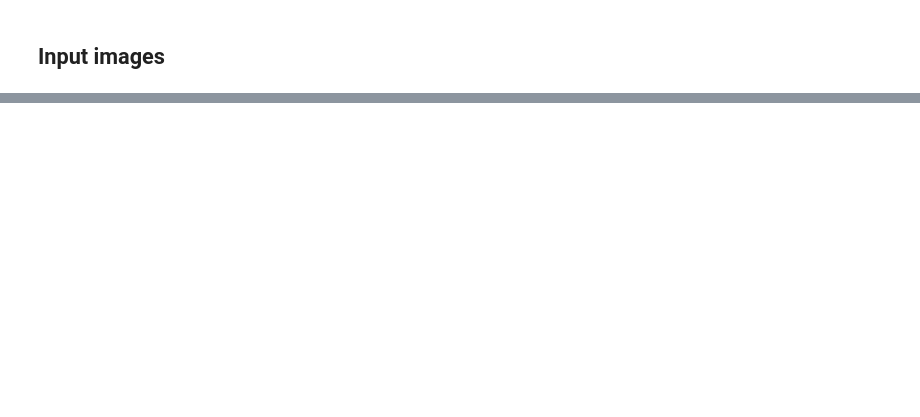
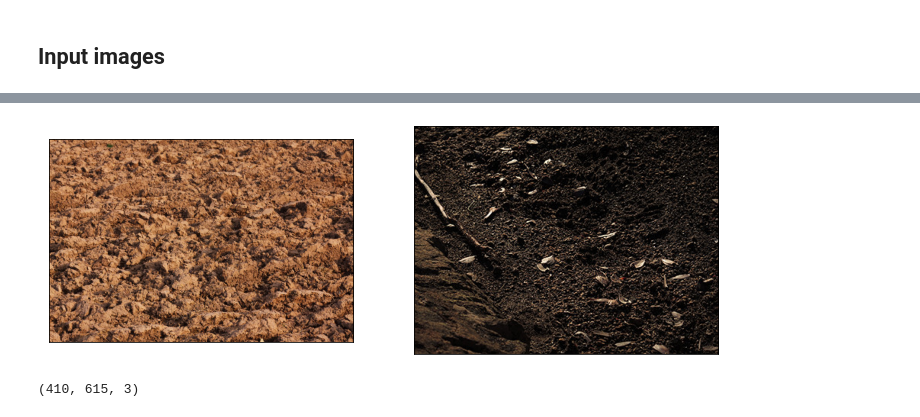
Before and after one commit to NesterukSergey/segmentation_image_augmentation, a Jupyter notebook: Drafts.ipynb, the cells around one changed output, grey strips where cells are left out. Saved outputs shown, nothing was run; the diff lists cells and outputs as text; code cells hidden in the pictures; blank space fills up the shorter version.

```diff
--- a/Drafts.ipynb
+++ b/Drafts.ipynb
@@ -21,0 +22,4 @@ show([test_img, test_mask])
+# %%
+show([background_1, background_2])
+# %% [output]
+[figure, added]
@@ -21,0 +28,4 @@ show([test_img, test_mask])
+# %%
+background_1.shape
+# %% [output]
+(410, 615, 3)
```
Also changed, not shown: parts of 25 cells of this notebook, 28 other files.
